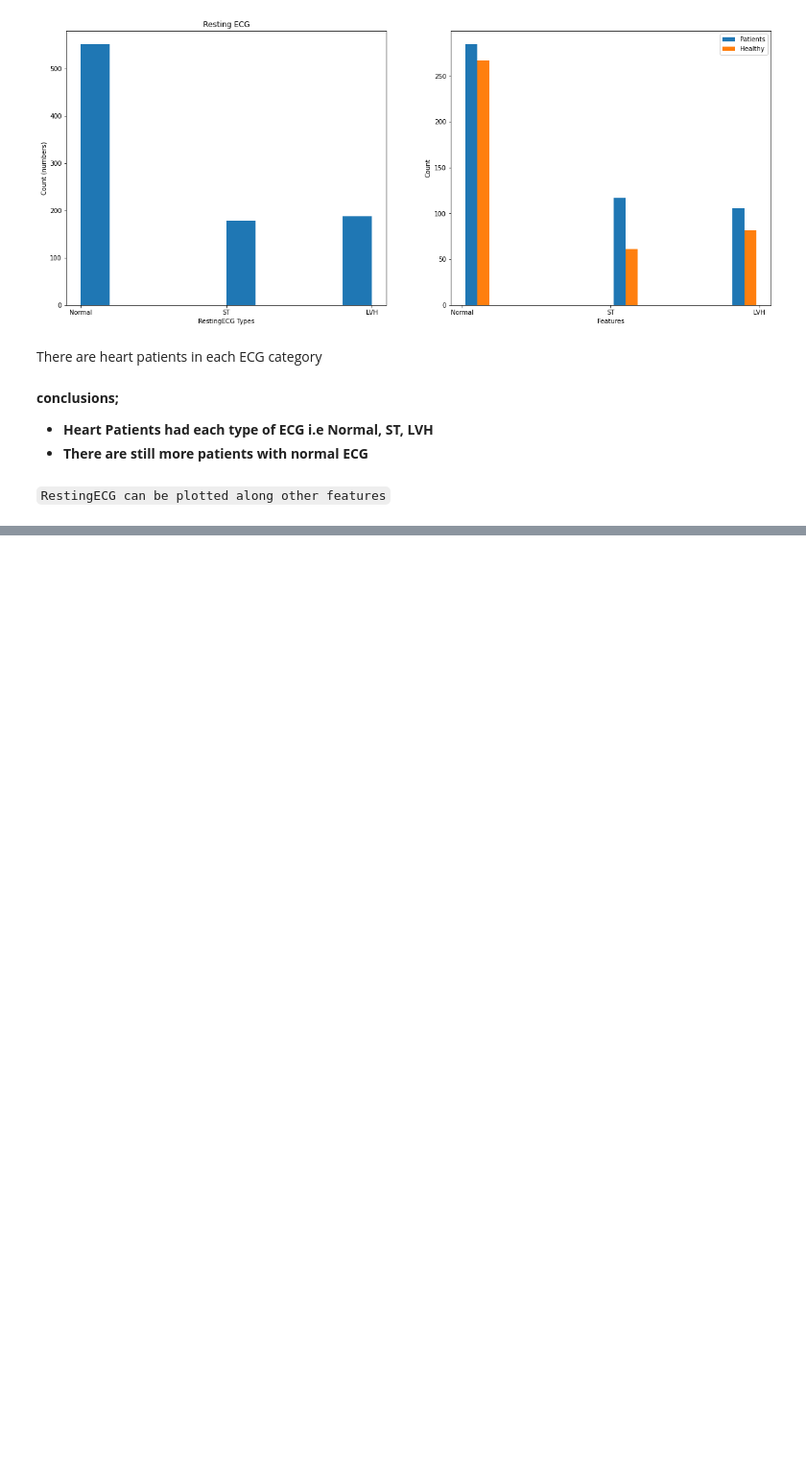
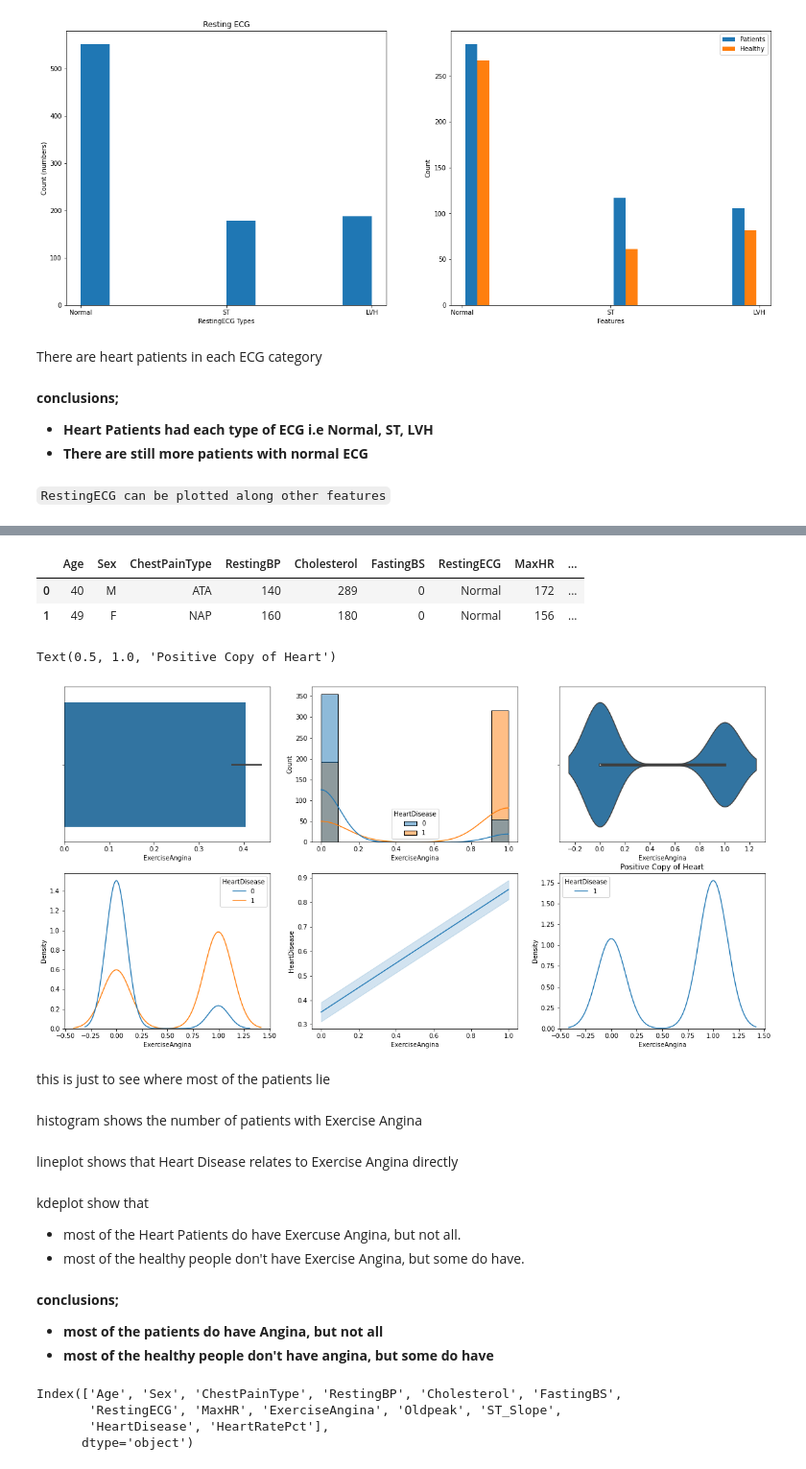
Before and after one commit to Irfan-Ahmad-byte/Heart-Failure, a Jupyter notebook: heart_failure.ipynb, the cells around one changed output, grey strips where cells are left out. Shown: that part at 96% size. Cells and saved outputs as stored; diff of their text form; code cells hidden in the pictures; blank space fills up the shorter version.

```diff
--- a/heart_failure.ipynb
+++ b/heart_failure.ipynb
@@ -375,0 +418,45 @@ There are heart patients in each ECG category
+# %%
+heart_cp = heart.copy()
+# %%
+heart_cp['ExerciseAngina'] = heart_cp['ExerciseAngina'].map({'N':0, 'Y':1})
+heart_cp.ExerciseAngina = heart_cp.ExerciseAngina.astype('int')
+heart_cp.head(2)
+# %% [output]
+|  | Age | Sex | ChestPainType | RestingBP | Cholesterol | FastingBS | RestingECG | MaxHR | ... |
+| 0 | 40 | M | ATA | 140 | 289 | 0 | Normal | 172 | ... |
+| 1 | 49 | F | NAP | 160 | 180 | 0 | Normal | 156 | ... |
+# %%
+positive.ExerciseAngina = positive.ExerciseAngina.map({'N':0, 'Y':1})
+# %%
+fig, ax = plt.subplots(2,3, figsize=(20,10))
+sns.barplot(data=heart_cp, x='ExerciseAngina', hue='HeartDisease', ax=ax[0,0])
+sns.histplot(data=heart_cp, x='ExerciseAngina', hue='HeartDisease', kde=True,legend=True, ax=ax[0,1])
+sns.violinplot(data=heart_cp, x='ExerciseAngina', hue='HeartDisease', ax=ax[0,2])
+sns.kdeplot(data=heart_cp, x='ExerciseAngina', hue='HeartDisease', legend=True, ax=ax[1,0])
+sns.lineplot(data=heart_cp, x='ExerciseAngina', y='HeartDisease', legend=True, ax=ax[1,1])
+sns.kdeplot(data=positive, x='ExerciseAngina', hue='HeartDisease', legend=True, ax=ax[1,2])
+ax[1,2].set_title('Positive Copy of Heart')
+# %% [output]
+Text(0.5, 1.0, 'Positive Copy of Heart')
+[figure, added]
+# %% [markdown]
+this is just to see where most of the patients lie
+# %% [markdown]
+histogram shows the number of patients with Exercise Angina
+# %% [markdown]
+lineplot shows that Heart Disease relates to Exercise Angina directly
+# %% [markdown]
+kdeplot show that
+- most of the Heart Patients do have Exercuse Angina, but not all.
+- most of the healthy people don't have Exercise Angina, but some do have.
+# %% [markdown]
+**conclusions;**
+- **most of the patients do have Angina, but not all**
+- **most of the healthy people don't have angina, but some do have**
+# %%
+heart.columns
+# %% [output]
+Index(['Age', 'Sex', 'ChestPainType', 'RestingBP', 'Cholesterol', 'FastingBS',
+       'RestingECG', 'MaxHR', 'ExerciseAngina', 'Oldpeak', 'ST_Slope',
+       'HeartDisease', 'HeartRatePct'],
+      dtype='object')
```
Also changed, not shown: parts of 18 cells of this notebook.
